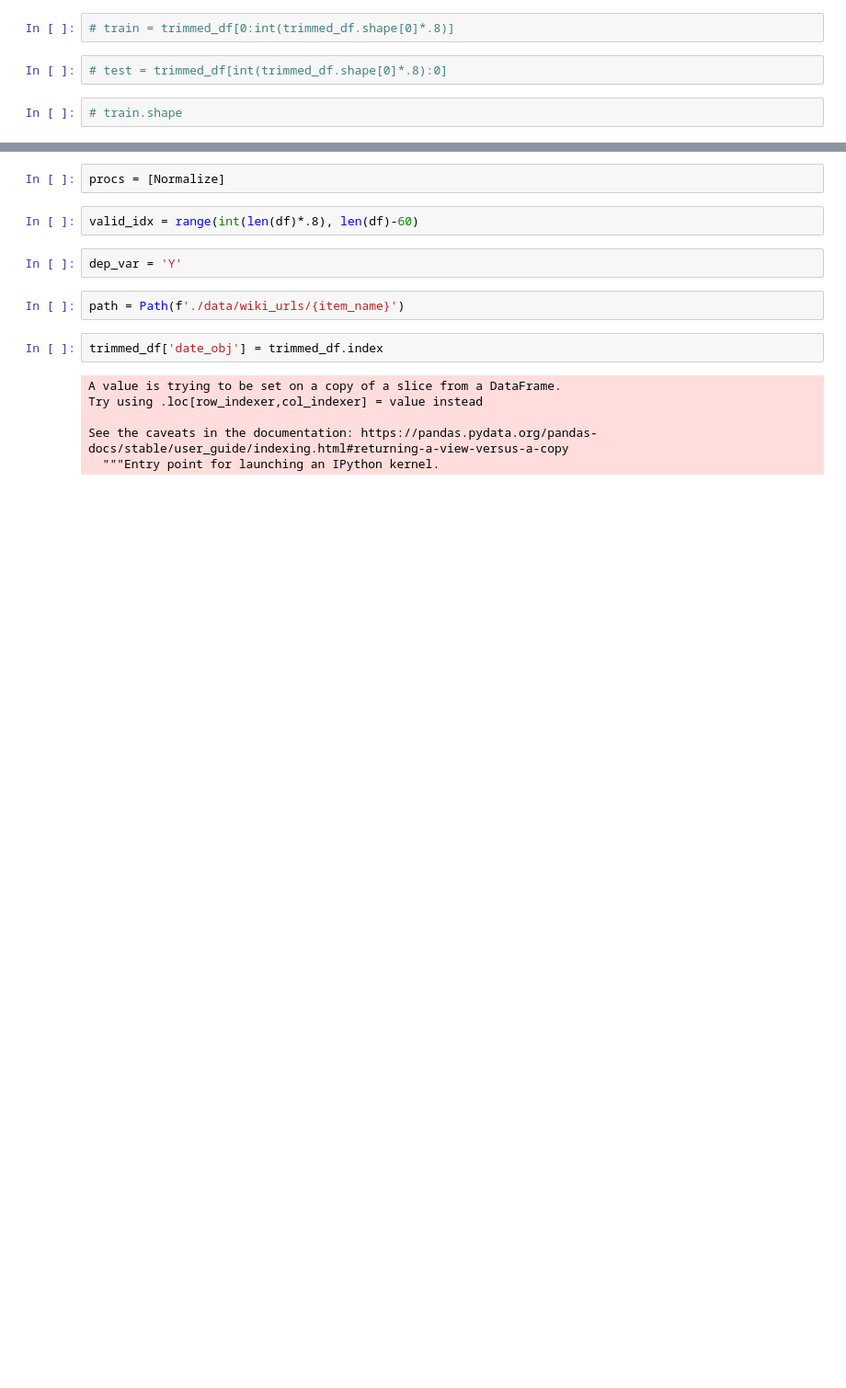
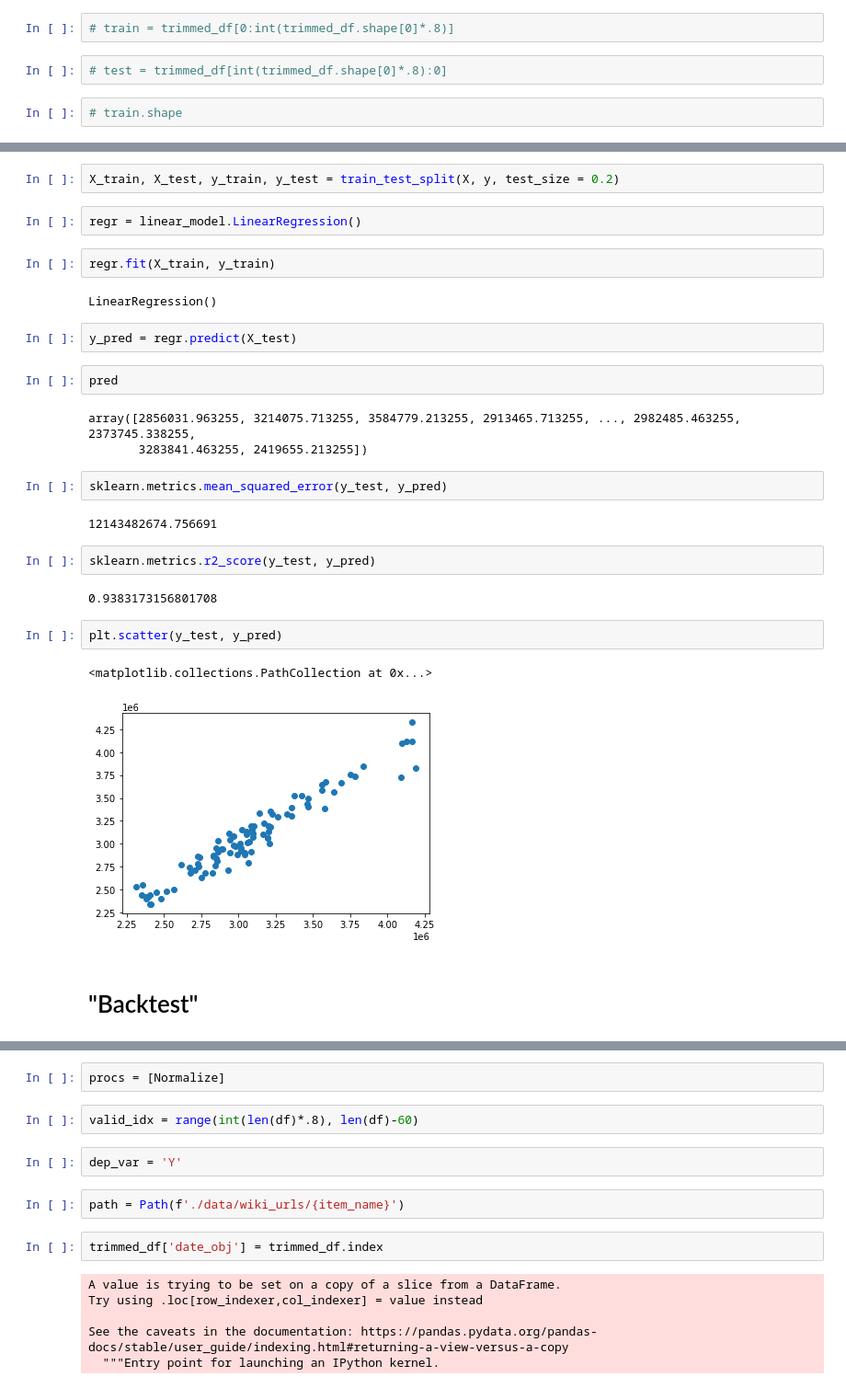
Before and after one commit to ebbitten/OSBuddy, a Jupyter notebook: osrs_wiki.ipynb, the cells around one changed output, grey strips where cells are left out. Shown at 92% size. Drawn from its saved outputs; the diff is of its cells as text; blank space fills up the shorter version.

```diff
--- a/osrs_wiki.ipynb
+++ b/osrs_wiki.ipynb
@@ -209,0 +290,30 @@ trimmed_df.shape
+# %%
+X_train, X_test, y_train, y_test = train_test_split(X, y, test_size = 0.2)
+# %%
+regr = linear_model.LinearRegression()
+# %%
+regr.fit(X_train, y_train)
+# %% [output]
+LinearRegression()
+# %%
+y_pred = regr.predict(X_test)
+# %%
+pred
+# %% [output]
+array([2856031.963255, 3214075.713255, 3584779.213255, 2913465.713255, ..., 2982485.463255, 2373745.338255,
+       3283841.463255, 2419655.213255])
+# %%
+sklearn.metrics.mean_squared_error(y_test, y_pred)
+# %% [output]
+12143482674.756691
+# %%
+sklearn.metrics.r2_score(y_test, y_pred)
+# %% [output]
+0.9383173156801708
+# %%
+plt.scatter(y_test, y_pred)
+# %% [output]
+<matplotlib.collections.PathCollection at 0x...>
+[figure, added]
+# %% [markdown]
+# "Backtest"
```
Also changed, not shown: parts of 50 cells of this notebook, 19 other files.
